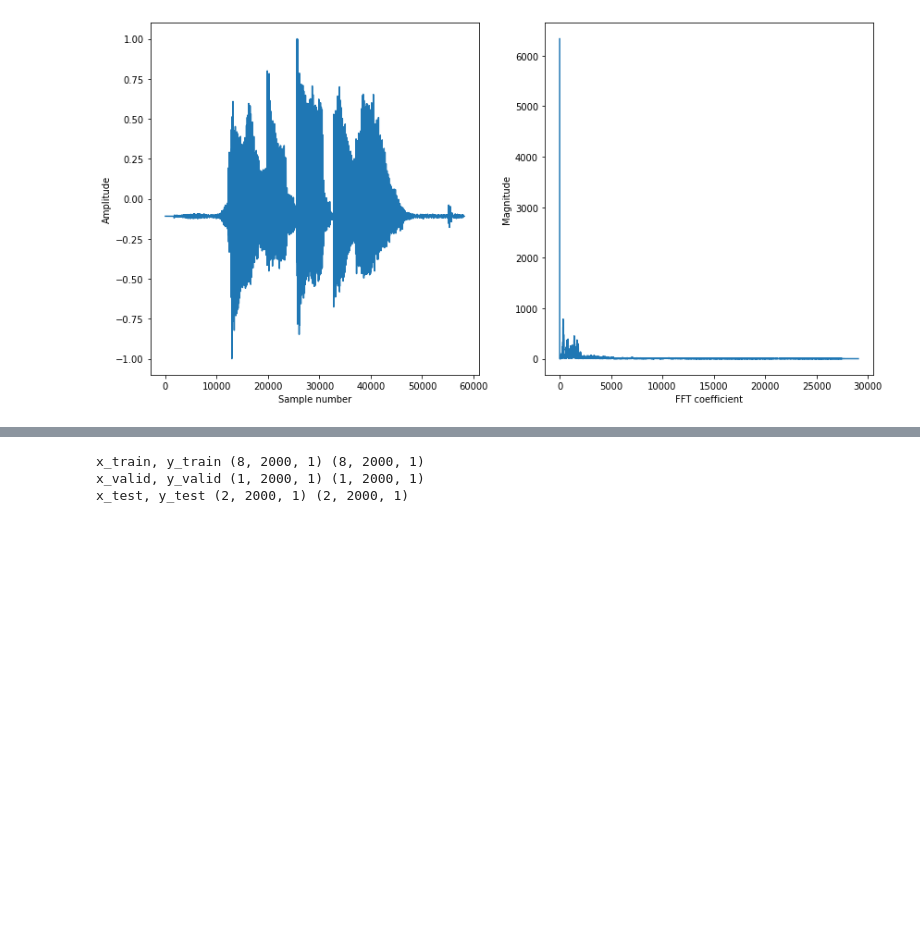
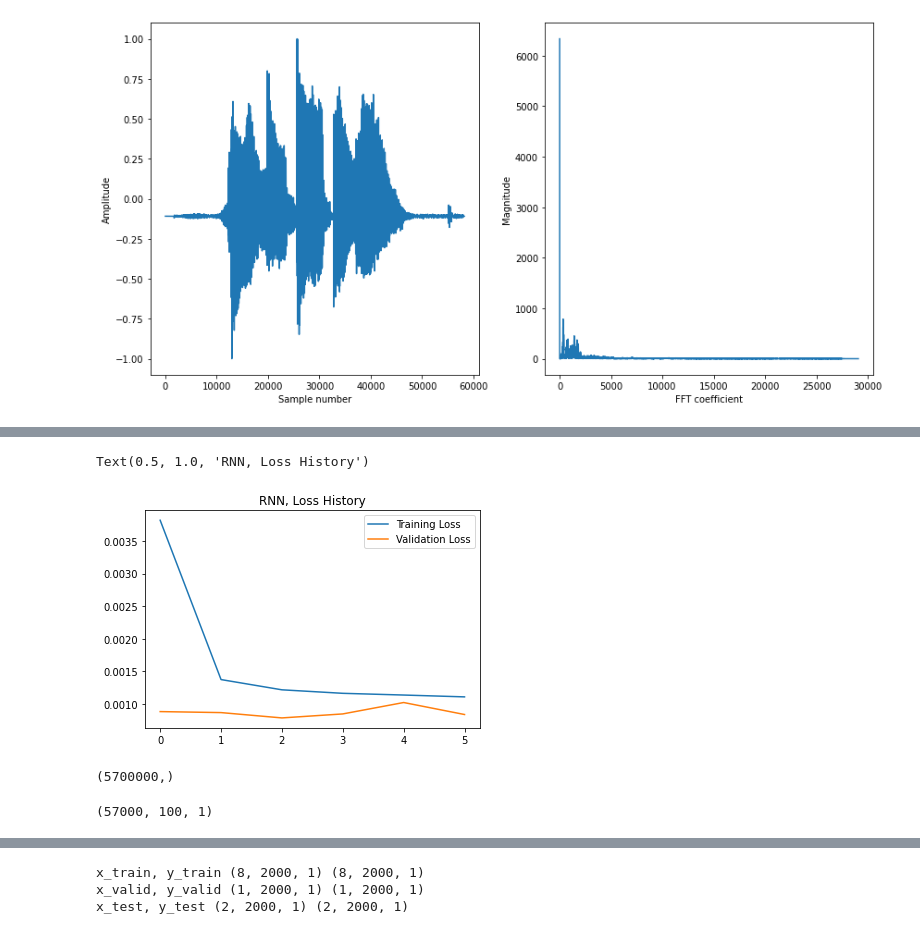
Before and after one commit to Nadiam75/DeepLearning_HW_3, a Jupyter notebook: Q2.ipynb, the cells around one changed output, grey strips where cells are left out. Drawn from its saved outputs; the diff is of its cells as text; code cells hidden in the pictures; blank space fills up the shorter version.

```diff
--- a/Q2.ipynb
+++ b/Q2.ipynb
@@ -1107,0 +1119,4 @@ signal.shape[0],
+# %%
+
+y_train , y_validation , y_test = denoised[:, : 40700  ]   , denoised[ :, 40700: 46700 ]  , denoised[:,  46700: -76]
+x_train , x_validation , x_test = noisy[:,  : 40700 ]   , noisy[:,  40700:46700  ]  , noisy[:,  46700:-76 ]
@@ -1107,0 +1132,10 @@ signal.shape[0],
+# %%
+samplingConst = 100
+# %%
+x_train = x_train.reshape((500*407,samplingConst,1))
+x_validation = x_validation.reshape((500*60,samplingConst,1))
+x_test = x_test.reshape((500*114,samplingConst,1))
+
+y_train = y_train.reshape((500*407,samplingConst,1))
+y_validation = y_validation.reshape((500*60,samplingConst,1))
+y_test = y_test.reshape((500*114,samplingConst,1))
@@ -1107,0 +1151,7 @@ signal.shape[0],
+# %%
+# SimpleRNN
+SimpleRNNmodel=tf.keras.models.Sequential()
+SimpleRNNmodel.add(tf.keras.layers.Bidirectional (tf.keras.layers.SimpleRNN(50, input_shape = (samplingConst,1) ,  activation='tanh' )))
+SimpleRNNmodel.add(tf.keras.layers.Dense(samplingConst, activation='tanh'))
+SimpleRNNmodel.compile(loss='mse', optimizer=tf.keras.optimizers.Adam(learning_rate = 0.001))
+history1 = SimpleRNNmodel.fit(x_train, y_train, epochs=6, batch_size= 128, validation_data= (x_validation , y_validation),  verbose=1)
@@ -1107,0 +1171,17 @@ signal.shape[0],
+# %%
+fig = plt.figure()
+plt.plot(history1.history['loss'], label='Training Loss')
+plt.plot(history1.history['val_loss'], label='Validation Loss')
+plt.legend()
+plt.title('RNN, Loss History')
+# %% [output]
+Text(0.5, 1.0, 'RNN, Loss History')
+[figure, added]
+# %%
+x_test.flatten().shape
+# %% [output]
+(5700000,)
+# %%
+x_test.shape
+# %% [output]
+(57000, 100, 1)
```
Also changed, not shown: parts of 36 cells of this notebook.
